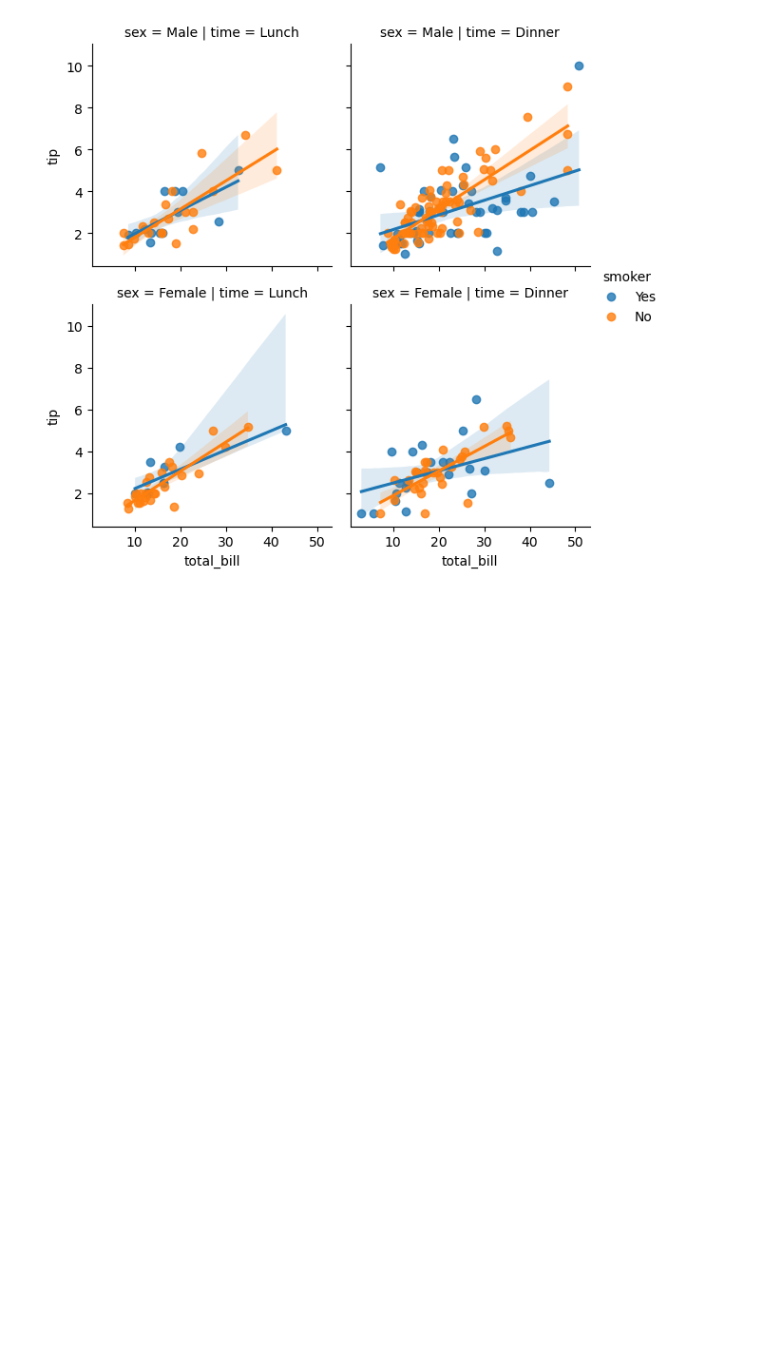
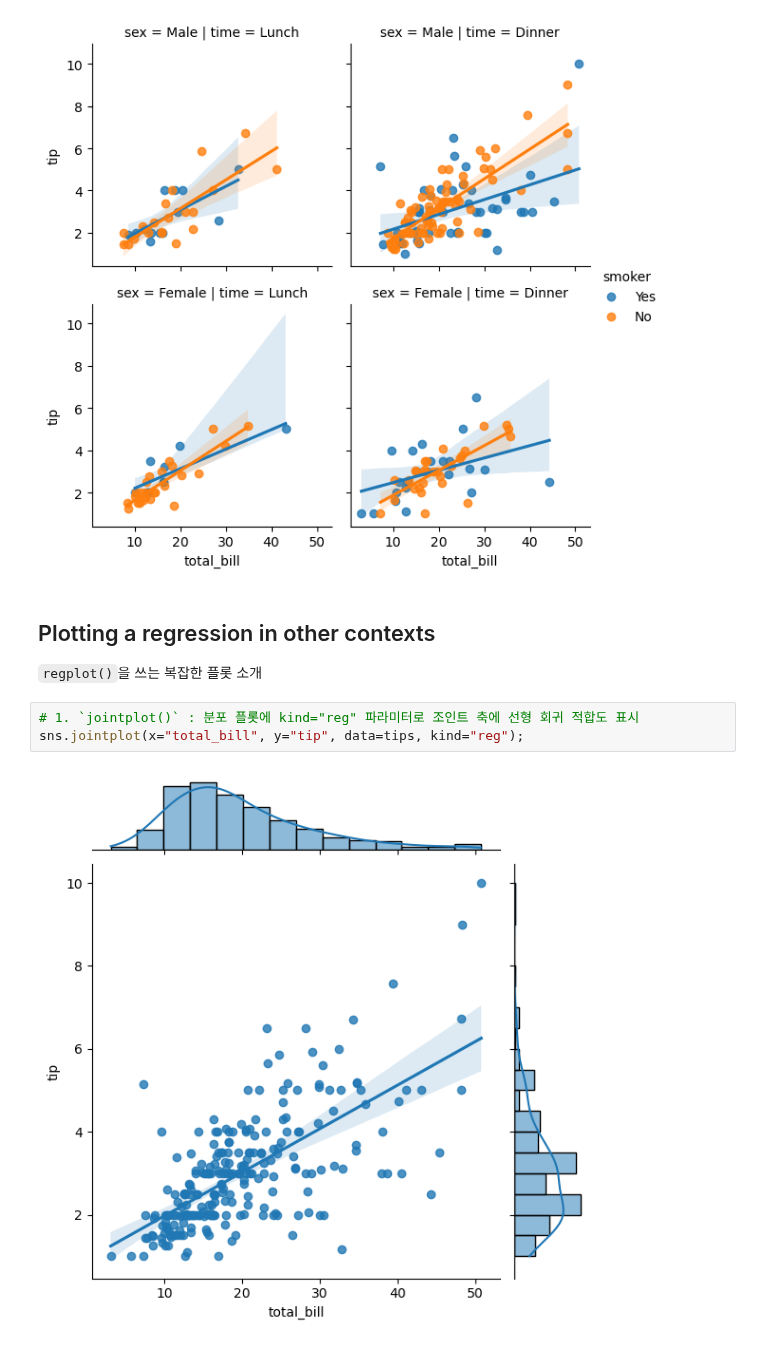
Before and after one commit to jhwn533/Pallet-Town, a Jupyter notebook: Seaborn_Tutorial/Estimating regression fits.ipynb, the cells around one changed output. Saved outputs shown, nothing was run; the diff lists cells and outputs as text; blank space fills up the shorter version.

Commit message:
Finish Estimating regression fits.ipynb

```diff
--- a/Seaborn_Tutorial/Estimating regression fits.ipynb
+++ b/Seaborn_Tutorial/Estimating regression fits.ipynb
@@ -153,3 +153,12 @@ sns.lmplot(x="total_bill", y="tip", hue="smoker",
            col="time", row="sex", data=tips, height=3);
 # %% [output]
 [figure]
+# %% [markdown]
+## Plotting a regression in other contexts
+
+`regplot()`을 쓰는 복잡한 플롯 소개
+# %%
+# 1. `jointplot()` : 분포 플롯에 kind="reg" 파라미터로 조인트 축에 선형 회귀 적합도 표시
+sns.jointplot(x="total_bill", y="tip", data=tips, kind="reg");
+# %% [output]
+[figure, added]
```
Also changed, not shown: parts of 5 cells of this notebook.
